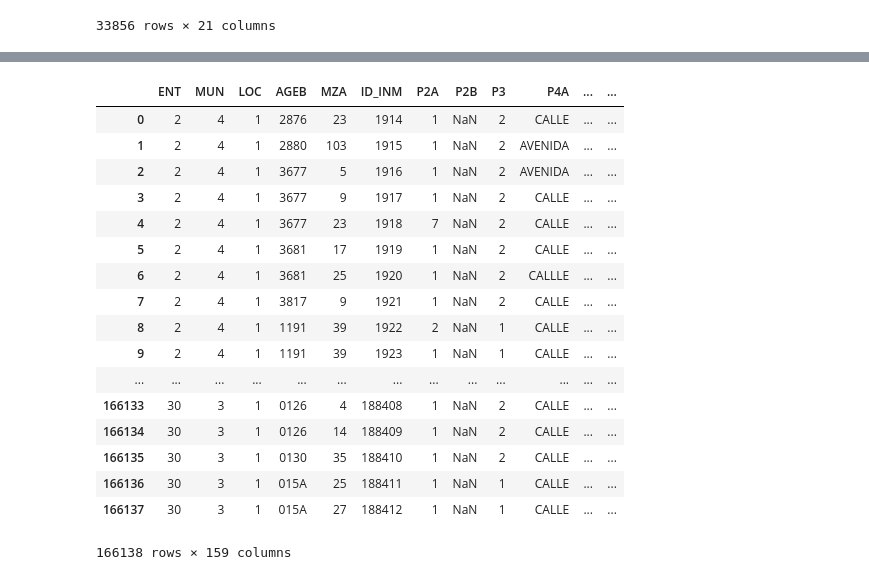
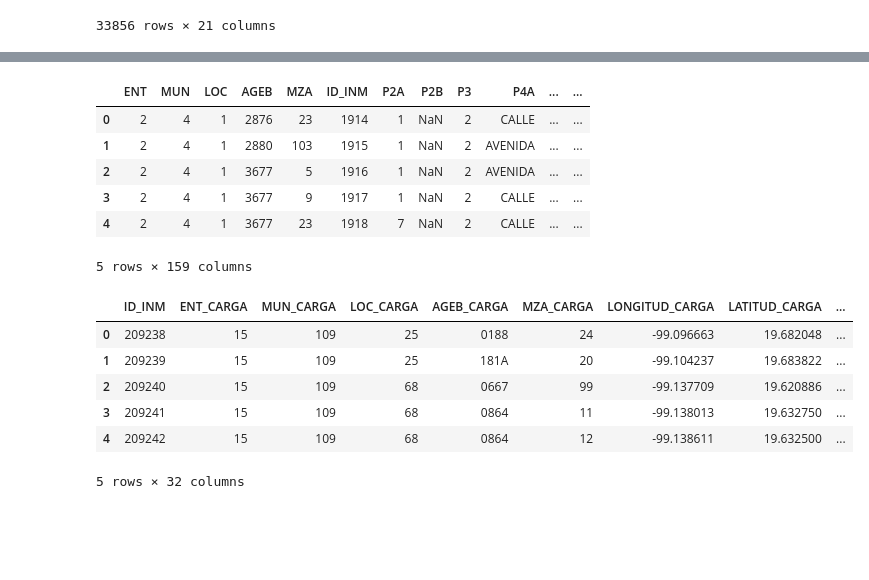
Before and after one commit to pablocastelo/mexprimero, a Jupyter notebook: load_data.ipynb, the cells around one changed output, grey strips where cells are left out. Drawn from its saved outputs; the diff is of its cells as text; code cells hidden in the pictures; blank space fills up the shorter version.

```diff
--- a/load_data.ipynb
+++ b/load_data.ipynb
@@ -113,26 +109,24 @@ pd.read_csv("/Volumes/PCT/CEMABE/Centros_trabajo_X/TR_EXP_REL_GRADOS_GRUPOS_CT.t
 # Carga de datos
 ## Por el momento todos los archivos no se encuentran disponibles para descargar
 # %%
-#pd.read_csv("/Volumes/PCT/CEMABE/Inmueble/TR_EXP_CUES_CONAFE_INM_CT.txt", header=0, sep='|', encoding='latin-1')
-# Error en linea 965
+inmueble1 = pd.read_csv("/Volumes/PCT/CEMABE/Inmueble/TR_EXP_CUES_INMUEBLE.txt", header=0, sep='|', encoding='latin-1')
+inmueble1.head()
+# %% [output]
+|  | ENT | MUN | LOC | AGEB | MZA | ID_INM | P2A | P2B | P3 | P4A | ... | ... |
+| 0 | 2 | 4 | 1 | 2876 | 23 | 1914 | 1 | NaN | 2 | CALLE | ... | ... |
+| 1 | 2 | 4 | 1 | 2880 | 103 | 1915 | 1 | NaN | 2 | AVENIDA | ... | ... |
+| 2 | 2 | 4 | 1 | 3677 | 5 | 1916 | 1 | NaN | 2 | AVENIDA | ... | ... |
+| 3 | 2 | 4 | 1 | 3677 | 9 | 1917 | 1 | NaN | 2 | CALLE | ... | ... |
+| 4 | 2 | 4 | 1 | 3677 | 23 | 1918 | 7 | NaN | 2 | CALLE | ... | ... |
+5 rows × 159 columns
 # %%
-pd.read_csv("/Volumes/PCT/CEMABE/Inmueble/TR_EXP_CUES_INMUEBLE.txt", header=0, sep='|', encoding='latin-1')
+inmueble2 = pd.read_csv("/Volumes/PCT/CEMABE/Inmueble/TR_EXP_INMUEBLE_CONTROL.txt", header=0, sep='|', encoding='latin-1', low_memory=False)
+inmueble2.head()
 # %% [output]
-|  | ENT | MUN | LOC | AGEB | MZA | ID_INM | P2A | P2B | P3 | P4A | ... | ... |
-| 0 | 2 | 4 | 1 | 2876 | 23 | 1914 | 1 | NaN | 2 | CALLE | ... | ... |
-| 1 | 2 | 4 | 1 | 2880 | 103 | 1915 | 1 | NaN | 2 | AVENIDA | ... | ... |
-| 2 | 2 | 4 | 1 | 3677 | 5 | 1916 | 1 | NaN | 2 | AVENIDA | ... | ... |
-| 3 | 2 | 4 | 1 | 3677 | 9 | 1917 | 1 | NaN | 2 | CALLE | ... | ... |
-| 4 | 2 | 4 | 1 | 3677 | 23 | 1918 | 7 | NaN | 2 | CALLE | ... | ... |
-| 5 | 2 | 4 | 1 | 3681 | 17 | 1919 | 1 | NaN | 2 | CALLE | ... | ... |
-| 6 | 2 | 4 | 1 | 3681 | 25 | 1920 | 1 | NaN | 2 | CALLLE | ... | ... |
-| 7 | 2 | 4 | 1 | 3817 | 9 | 1921 | 1 | NaN | 2 | CALLE | ... | ... |
-| 8 | 2 | 4 | 1 | 1191 | 39 | 1922 | 2 | NaN | 1 | CALLE | ... | ... |
-| 9 | 2 | 4 | 1 | 1191 | 39 | 1923 | 1 | NaN | 1 | CALLE | ... | ... |
-| ... | ... | ... | ... | ... | ... | ... | ... | ... | ... | ... | ... | ... |
-| 166133 | 30 | 3 | 1 | 0126 | 4 | 188408 | 1 | NaN | 2 | CALLE | ... | ... |
-| 166134 | 30 | 3 | 1 | 0126 | 14 | 188409 | 1 | NaN | 2 | CALLE | ... | ... |
-| 166135 | 30 | 3 | 1 | 0130 | 35 | 188410 | 1 | NaN | 2 | CALLE | ... | ... |
-| 166136 | 30 | 3 | 1 | 015A | 25 | 188411 | 1 | NaN | 1 | CALLE | ... | ... |
-| 166137 | 30 | 3 | 1 | 015A | 27 | 188412 | 1 | NaN | 1 | CALLE | ... | ... |
+|  | ID_INM | ENT_CARGA | MUN_CARGA | LOC_CARGA | AGEB_CARGA | MZA_CARGA | LONGITUD_CARGA | LATITUD_CARGA | ... |
+| 0 | 209238 | 15 | 109 | 25 | 0188 | 24 | -99.096663 | 19.682048 | ... |
+| 1 | 209239 | 15 | 109 | 25 | 181A | 20 | -99.104237 | 19.683822 | ... |
+| 2 | 209240 | 15 | 109 | 68 | 0667 | 99 | -99.137709 | 19.620886 | ... |
+| 3 | 209241 | 15 | 109 | 68 | 0864 | 11 | -99.138013 | 19.632750 | ... |
+| 4 | 209242 | 15 | 109 | 68 | 0864 | 12 | -99.138611 | 19.632500 | ... |
-166138 rows × 159 columns
+5 rows × 32 columns
```
Also changed, not shown: parts of 18 cells of this notebook.
